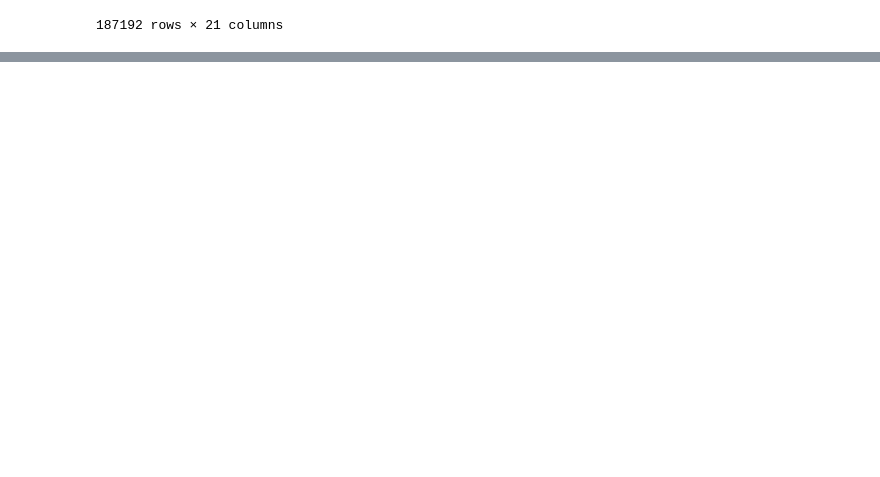
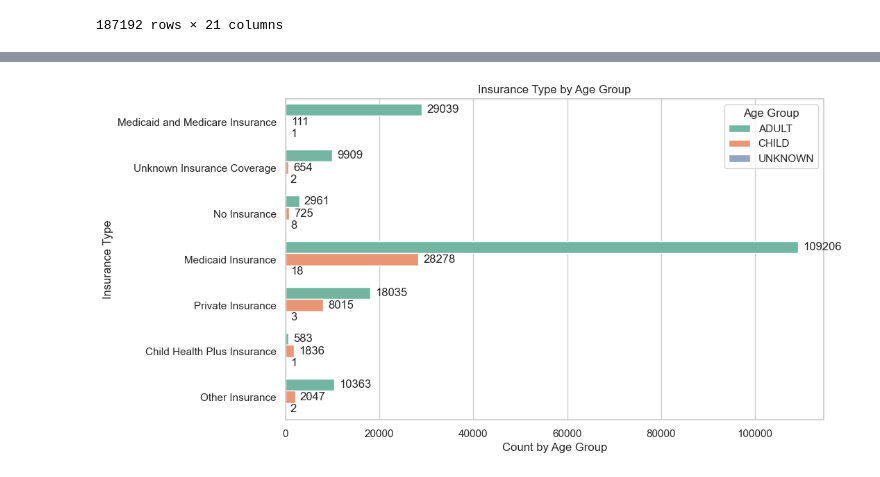
Before and after one commit to TheaClarisseDelosSantos/Sample, a Jupyter notebook: PatientDemographics.ipynb, the cells around one changed output, grey strips where cells are left out. Saved outputs shown, nothing was run; the diff lists cells and outputs as text; code cells hidden in the pictures; blank space fills up the shorter version.

```diff
--- a/PatientDemographics.ipynb
+++ b/PatientDemographics.ipynb
@@ -149,0 +177,8 @@ plt.show()
+# %%
+contingency_table = pd.crosstab(df['Age Group'], df['Medicaid and Medicare Insurance'])
+chi2,p,dof,expected = chi2_contingency(contingency_table)
+
+print("Chi-square statistic:",chi2)
+print("p-value:",p)
+print("Degrees of freedom:",dof)
+print("Expected frequencies:",expected)
@@ -149,0 +192,10 @@ plt.show()
+# %%
+melted_df = pd.melt(df2,id_vars=['Age Group'],value_vars=['Medicaid and Medicare Insurance', 'Unknown Insurance Coverage', 'No Insurance', 'Medicaid Insurance', 'Private Insurance', 'Child Health Plus Insurance', 'Other Insurance'], var_name='Insurance Type')
+
+sns.set(style="whitegrid")
+plt.figure(figsize=(10,6))
+sns.countplot(data=melted_df, x='Age Group', hue='Insurance Type', palette='Set2')
+plt.xlabel('Age Group')
+plt.title('Distribution of Insurance by Age Group')
+plt.legend(title='Insurance')
+plt.show()
@@ -149,0 +204,21 @@ plt.show()
+# %%
+melted_df = pd.melt(df2, id_vars=['Age Group'], value_vars=['Medicaid and Medicare Insurance', 'Unknown Insurance Coverage', 'No Insurance', 'Medicaid Insurance', 'Private Insurance', 'Child Health Plus Insurance', 'Other Insurance'], var_name='Insurance Type')
+
+filtered_df = melted_df[melted_df['value'] == 'YES']
+
+sns.set(style="whitegrid")
+plt.figure(figsize=(10, 6))
+
+ax = sns.countplot(data=filtered_df, y='Insurance Type', hue='Age Group', palette='Set2')
+plt.xlabel('Count by Age Group')
+plt.ylabel('Insurance Type')
+plt.title('Insurance Type by Age Group')
+plt.legend(title='Age Group')
+
+# Add count values as annotations
+for p in ax.patches:
+    ax.annotate(format(p.get_width(), '.0f'), (p.get_width(), p.get_y() + p.get_height() / 2.), ha='left', va='center', xytext=(5, 0), textcoords='offset points')
+
+plt.show()
+# %% [output]
+[figure, added]
```
Also changed, not shown: parts of 11 cells of this notebook.
